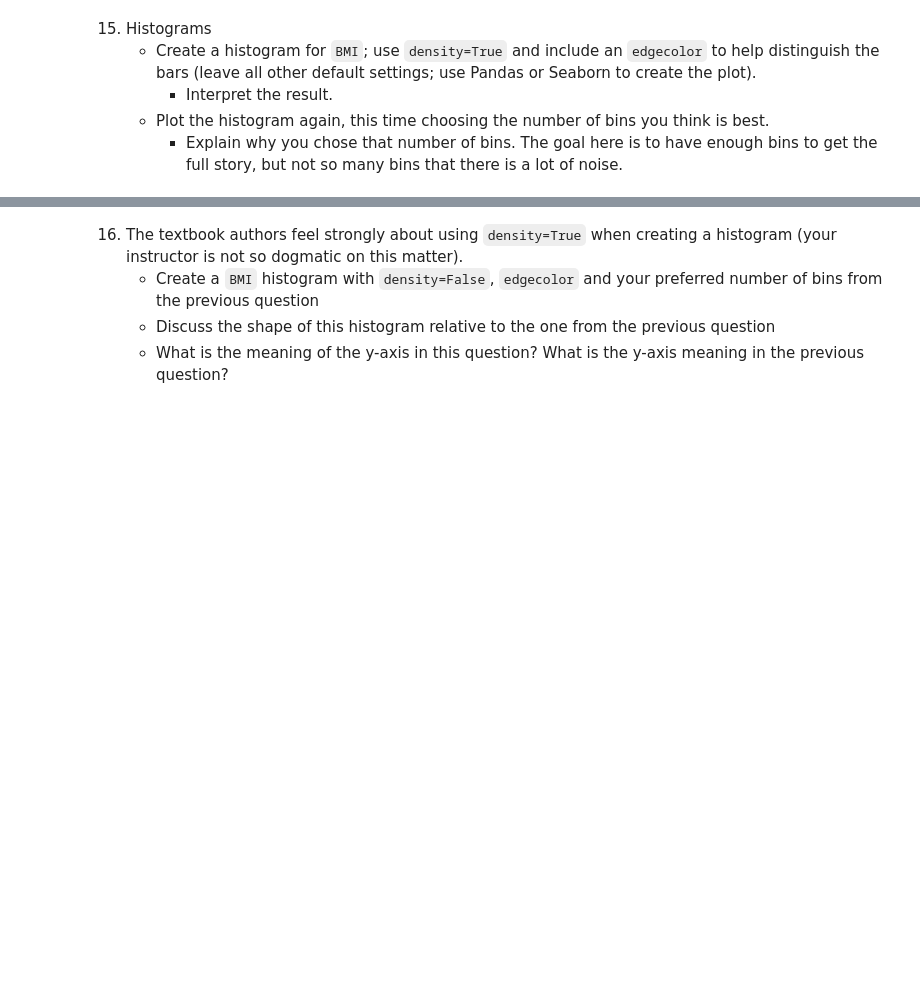
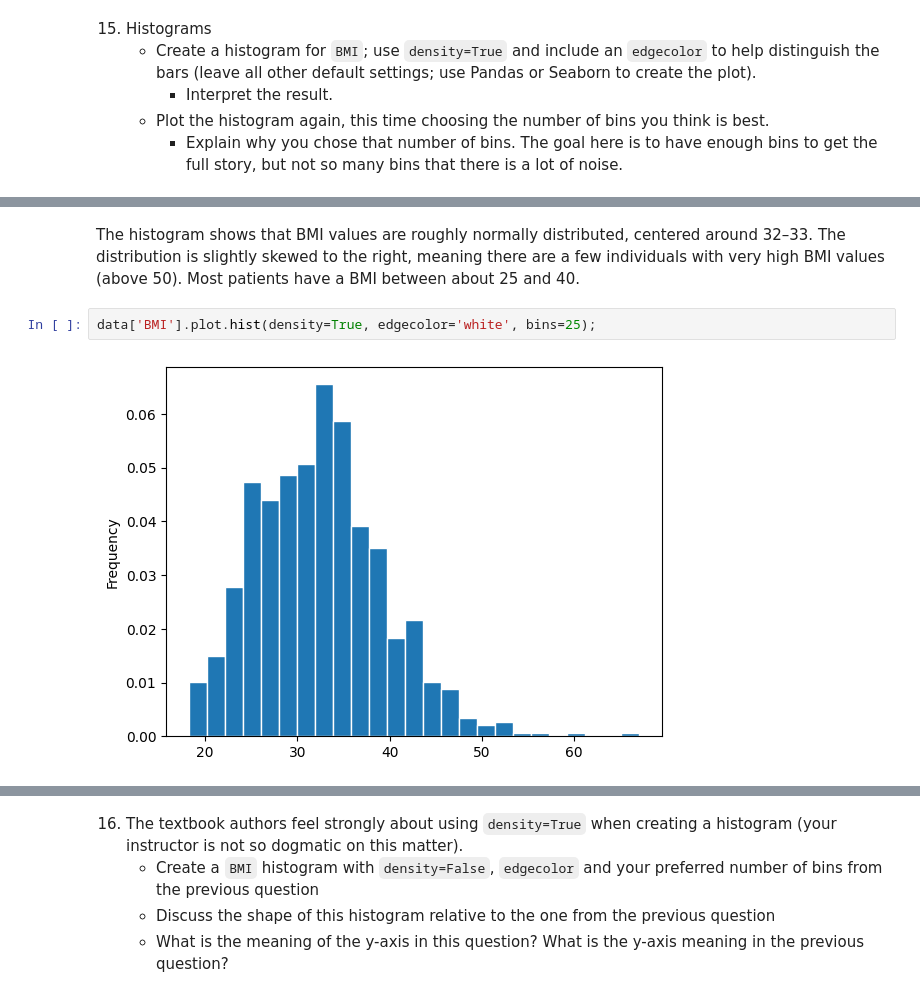
Before and after one commit to arrivingskills/da, a Jupyter notebook: exercises/exercise02.ipynb, the cells around one changed output, grey strips where cells are left out. Cells and saved outputs as stored; diff of their text form; blank space fills up the shorter version.

```diff
--- a/exercises/exercise02.ipynb
+++ b/exercises/exercise02.ipynb
@@ -96,0 +207,6 @@ data.groupby('Outcome').mean().T.plot.barh();
+# %% [markdown]
+The histogram shows that BMI values are roughly normally distributed, centered around 32–33. The distribution is slightly skewed to the right, meaning there are a few individuals with very high BMI values (above 50). Most patients have a BMI between about 25 and 40.
+# %%
+data['BMI'].plot.hist(density=True, edgecolor='white', bins=25);
+# %% [output]
+[figure, added]
```
Also changed, not shown: parts of 25 cells of this notebook, 7 other files.
